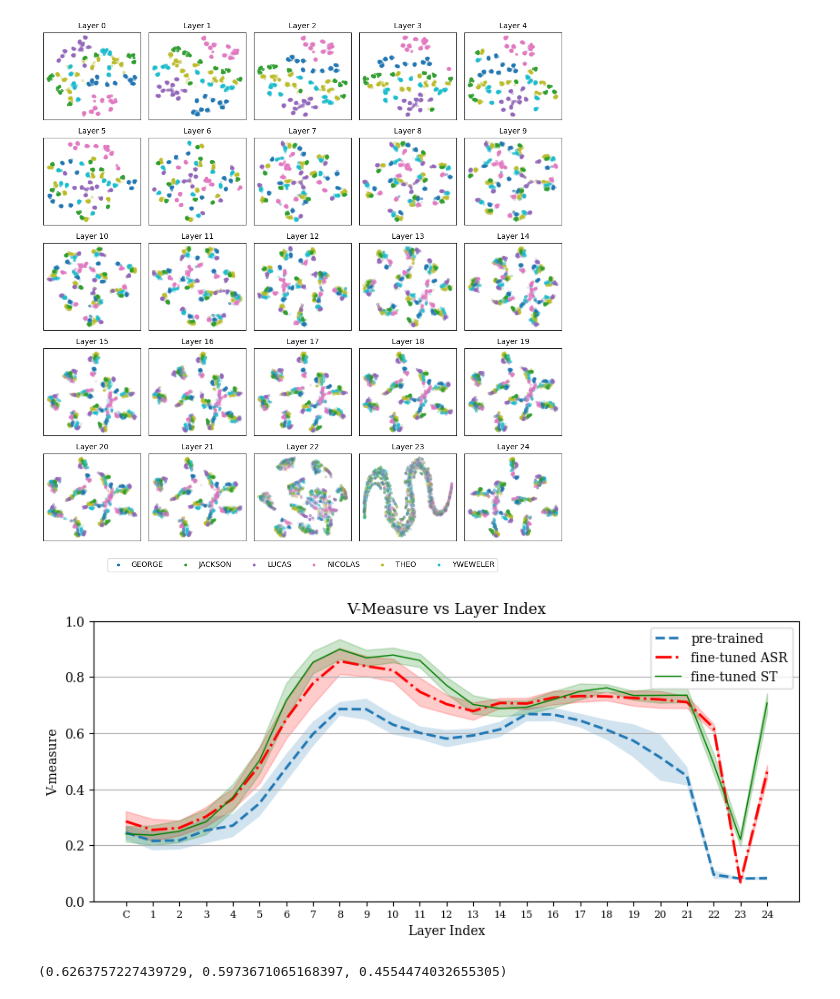
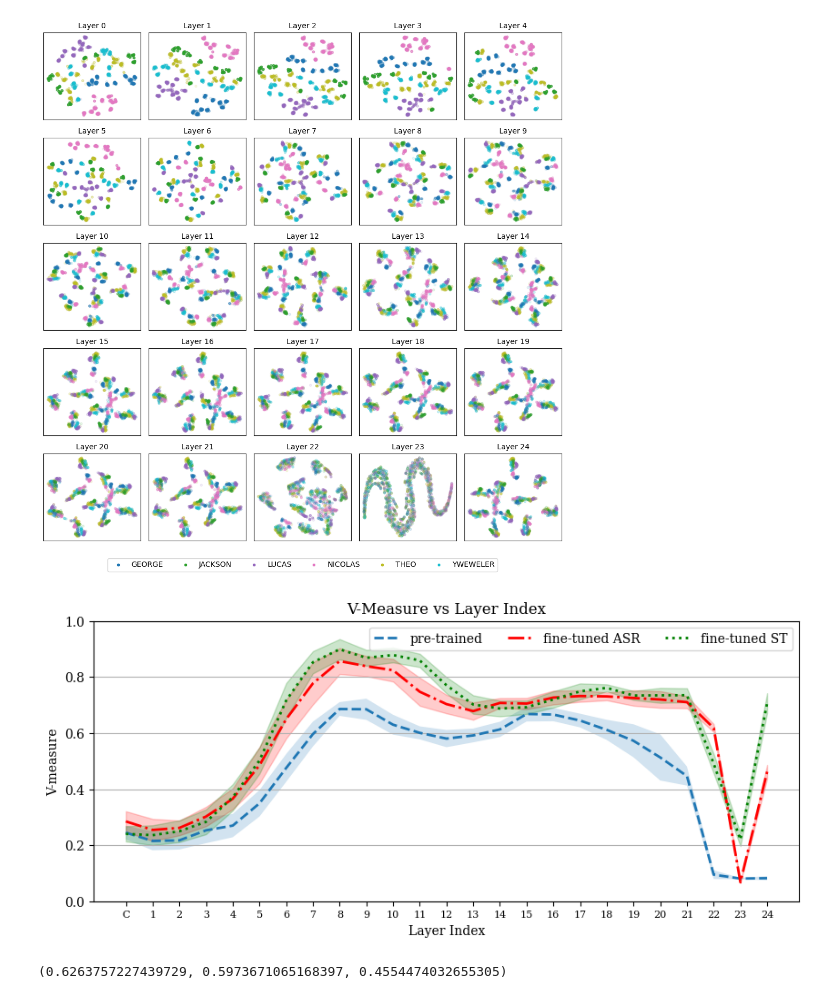
Before and after one commit to badrex/explore.speech.wav2vec2, a Jupyter notebook: visuallize_and_analyze_representations_2.ipynb, the cells around one changed output. Saved outputs shown, nothing was run; the diff lists cells and outputs as text; code cells hidden in the pictures.

```diff
--- a/visuallize_and_analyze_representations_2.ipynb
+++ b/visuallize_and_analyze_representations_2.ipynb
@@ -371,36 +371,36 @@ vmeasure_std_pt = [np.std(layer2vmeasure_pt[layer_idx]) for layer_idx in layer_i
 
 vmeasure_means_ft_asr = [np.mean(layer2vmeasure_ft_asr[layer_idx]) for layer_idx in layer_indices]
 vmeasure_std_ft_asr = [np.std(layer2vmeasure_ft_asr[layer_idx]) for layer_idx in layer_indices]
 
 vmeasure_means_ft_s2t = [np.mean(layer2vmeasure_ft_s2t[layer_idx]) for layer_idx in layer_indices]
 vmeasure_std_ft_s2t = [np.std(layer2vmeasure_ft_s2t[layer_idx]) for layer_idx in layer_indices]
 
 fig, ax = plt.subplots(figsize=(10, 4))  # Adjust the figsize parameter to make the plot wider
 
 ax.plot(layer_indices, vmeasure_means_pt, '--', label='pre-trained', markersize=3, linewidth=2)
 ax.plot(layer_indices, vmeasure_means_ft_asr, '-.', label='fine-tuned ASR', color='red', markersize=3, linewidth=2)
-ax.plot(layer_indices, vmeasure_means_ft_s2t, '-', label='fine-tuned ST', color='green', markersize=3, linewidth=2)
+ax.plot(layer_indices, vmeasure_means_ft_s2t, ':', label='fine-tuned ST', color='green', markersize=3, linewidth=2)
 
 
 ax.fill_between(layer_indices, np.array(vmeasure_means_pt) - np.array(vmeasure_std_pt), np.array(vmeasure_means_pt) + np.array(vmeasure_std_pt), alpha=0.2)
 ax.fill_between(layer_indices, np.array(vmeasure_means_ft_asr) - np.array(vmeasure_std_ft_asr), np.array(vmeasure_means_ft_asr) + np.array(vmeasure_std_ft_asr), alpha=0.2, color='red')
 ax.fill_between(layer_indices, np.array(vmeasure_means_ft_s2t) - np.array(vmeasure_std_ft_s2t), np.array(vmeasure_means_ft_s2t) + np.array(vmeasure_std_ft_s2t), alpha=0.2, color='green')
 
 ax.set_ylim(0, 1)
 ax.set_xlabel('Layer Index')
 ax.set_ylabel('V-measure')
 tickvalues = range(0, 25)
 ax.set_xticks(ticks=tickvalues, labels=['C'] + list(range(1, 25, 1)), fontsize=8)
 
 # Add grid only to the vertical axis
 ax.yaxis.grid()
 
 ax.set_title('V-Measure vs Layer Index')
-ax.legend()
+ax.legend(ncol=3)
 
 plt.show()
 # %% [output]
-[figure, old version]
+[figure, new version]
 # %%
 vmeasure_ft_s2t_mean, vmeasure_ft_asr_mean, vmeasure_pt_mean = np.mean(vmeasure_means_ft_s2t), np.mean(vmeasure_means_ft_asr), np.mean(vmeasure_means_pt)
 vmeasure_ft_s2t_mean, vmeasure_ft_asr_mean, vmeasure_pt_mean
```
Also changed, not shown: parts of 1 cell of this notebook.
